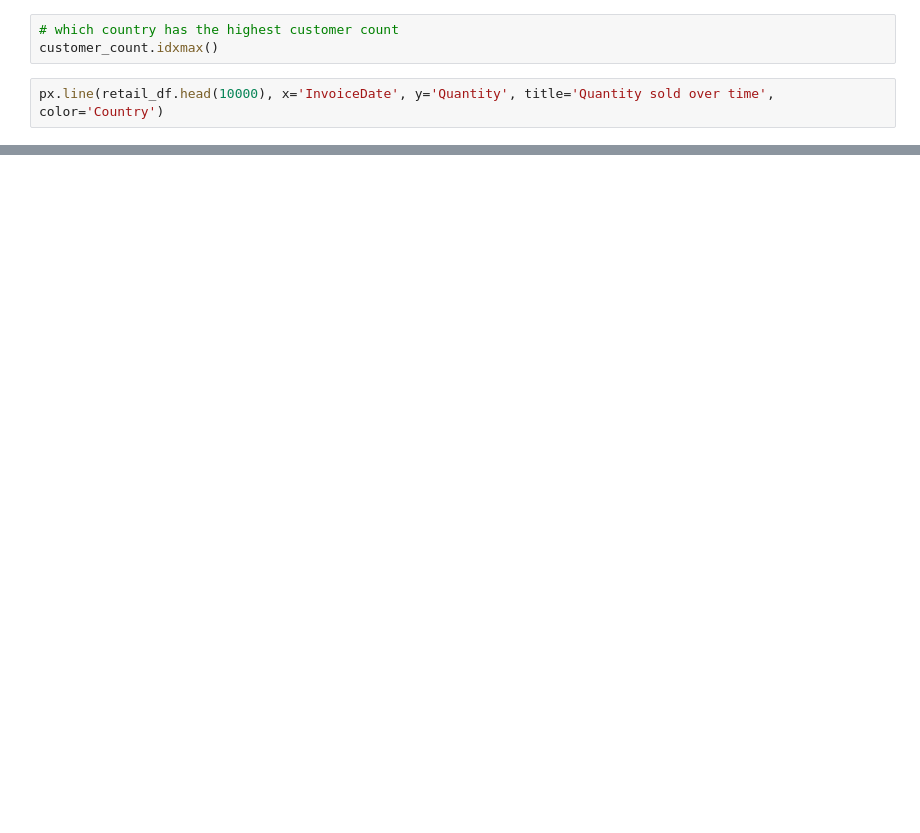
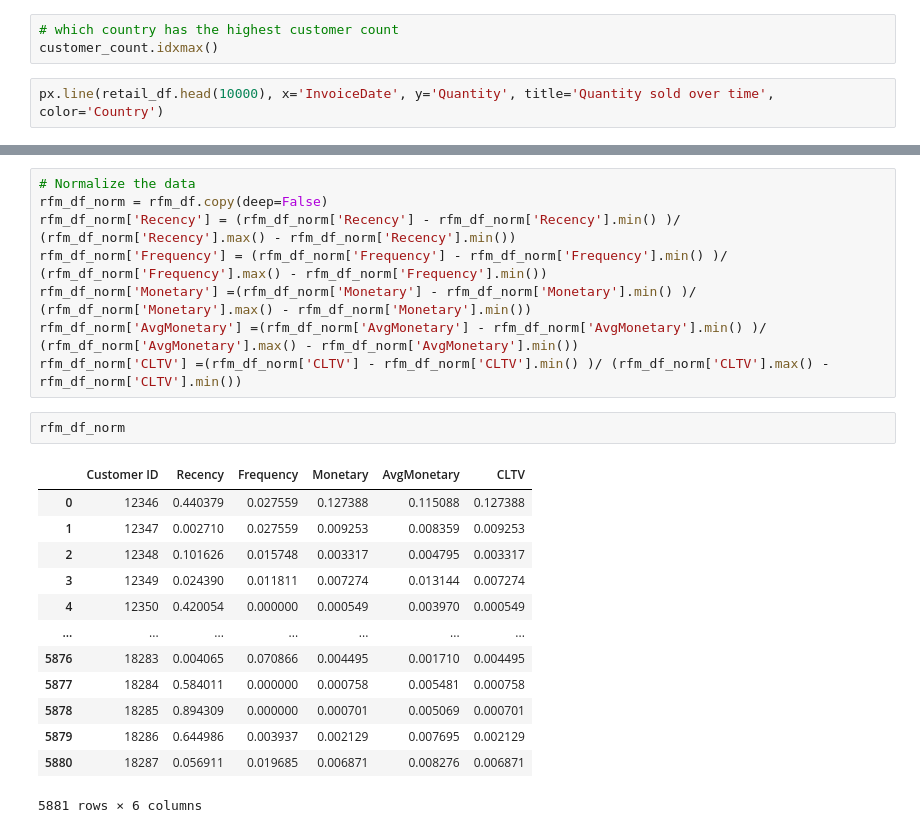
Before and after one commit to Storreslara/DS4A_2023_DataScience_Challenges, a Jupyter notebook: Retail.ipynb, the cells around one changed output, grey strips where cells are left out. Drawn from its saved outputs; the diff is of its cells as text; blank space fills up the shorter version.

```diff
--- a/Retail.ipynb
+++ b/Retail.ipynb
@@ -55,0 +544,24 @@ px.line(retail_df.head(10000), x='InvoiceDate', y='Quantity', title='Quantity so
+# %%
+# Normalize the data
+rfm_df_norm = rfm_df.copy(deep=False)
+rfm_df_norm['Recency'] = (rfm_df_norm['Recency'] - rfm_df_norm['Recency'].min() )/ (rfm_df_norm['Recency'].max() - rfm_df_norm['Recency'].min())
+rfm_df_norm['Frequency'] = (rfm_df_norm['Frequency'] - rfm_df_norm['Frequency'].min() )/ (rfm_df_norm['Frequency'].max() - rfm_df_norm['Frequency'].min())
+rfm_df_norm['Monetary'] =(rfm_df_norm['Monetary'] - rfm_df_norm['Monetary'].min() )/ (rfm_df_norm['Monetary'].max() - rfm_df_norm['Monetary'].min())
+rfm_df_norm['AvgMonetary'] =(rfm_df_norm['AvgMonetary'] - rfm_df_norm['AvgMonetary'].min() )/ (rfm_df_norm['AvgMonetary'].max() - rfm_df_norm['AvgMonetary'].min())
+rfm_df_norm['CLTV'] =(rfm_df_norm['CLTV'] - rfm_df_norm['CLTV'].min() )/ (rfm_df_norm['CLTV'].max() - rfm_df_norm['CLTV'].min())
+# %%
+rfm_df_norm
+# %% [output]
+|  | Customer ID | Recency | Frequency | Monetary | AvgMonetary | CLTV |
+| 0 | 12346 | 0.440379 | 0.027559 | 0.127388 | 0.115088 | 0.127388 |
+| 1 | 12347 | 0.002710 | 0.027559 | 0.009253 | 0.008359 | 0.009253 |
+| 2 | 12348 | 0.101626 | 0.015748 | 0.003317 | 0.004795 | 0.003317 |
+| 3 | 12349 | 0.024390 | 0.011811 | 0.007274 | 0.013144 | 0.007274 |
+| 4 | 12350 | 0.420054 | 0.000000 | 0.000549 | 0.003970 | 0.000549 |
+| ... | ... | ... | ... | ... | ... | ... |
+| 5876 | 18283 | 0.004065 | 0.070866 | 0.004495 | 0.001710 | 0.004495 |
+| 5877 | 18284 | 0.584011 | 0.000000 | 0.000758 | 0.005481 | 0.000758 |
+| 5878 | 18285 | 0.894309 | 0.000000 | 0.000701 | 0.005069 | 0.000701 |
+| 5879 | 18286 | 0.644986 | 0.003937 | 0.002129 | 0.007695 | 0.002129 |
+| 5880 | 18287 | 0.056911 | 0.019685 | 0.006871 | 0.008276 | 0.006871 |
+5881 rows × 6 columns
```
Also changed, not shown: parts of 80 cells of this notebook.
